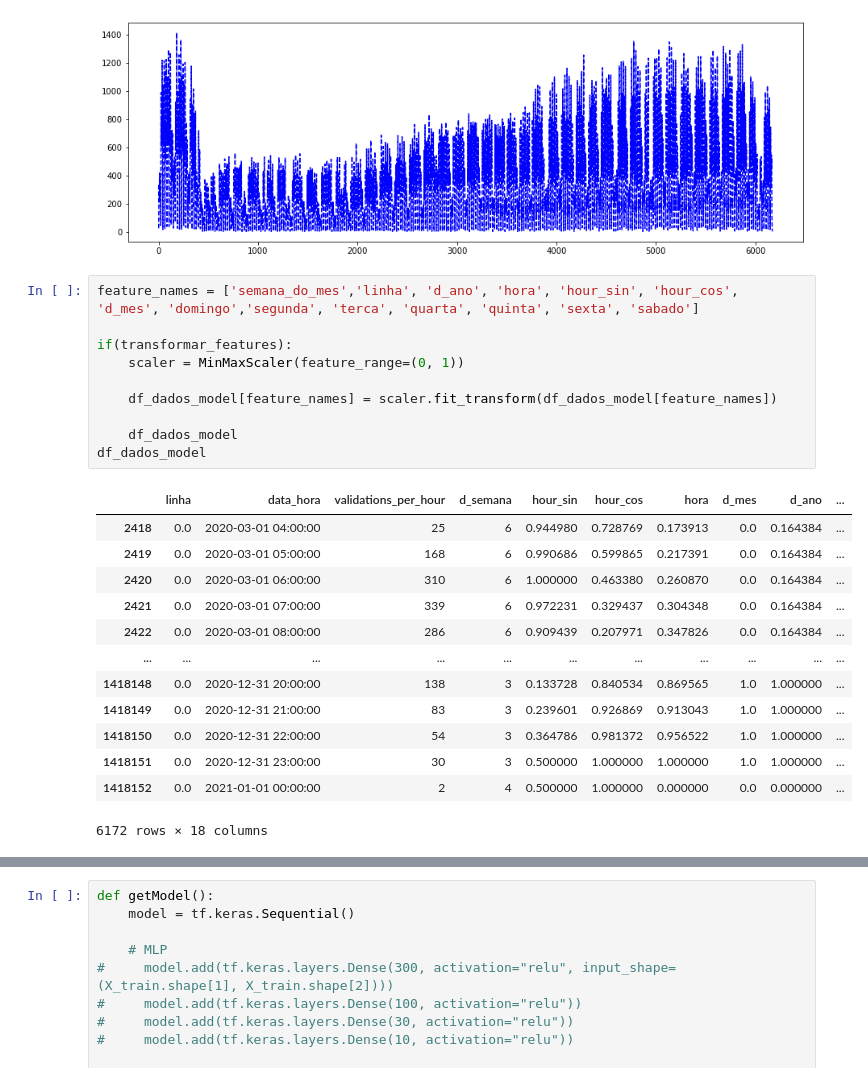
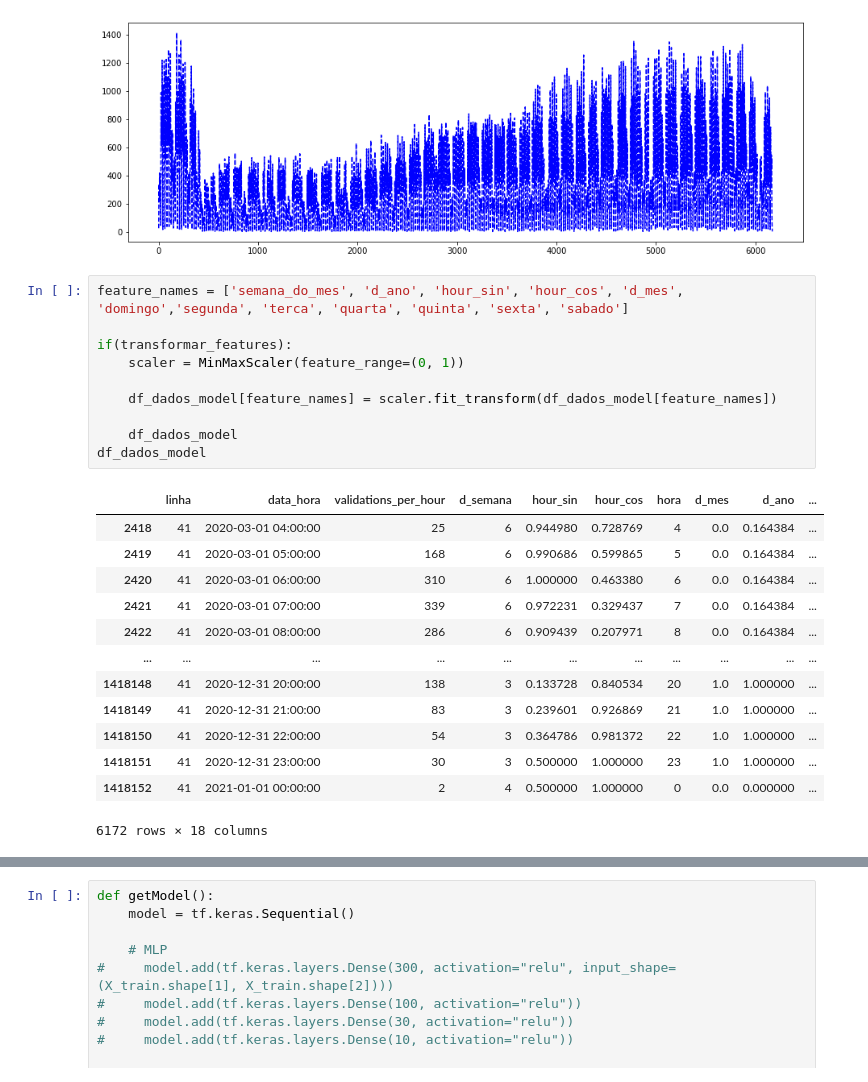
Before and after one commit to medeirosvictor/ds-mobilidade-urbana-fortaleza, a Jupyter notebook: PrevEmbarque-RedeNeural-SemSerieTemporal.ipynb, the cells around one changed output, grey strips where cells are left out. Drawn from its saved outputs; the diff is of its cells as text.

```diff
--- a/PrevEmbarque-RedeNeural-SemSerieTemporal.ipynb
+++ b/PrevEmbarque-RedeNeural-SemSerieTemporal.ipynb
@@ -42,27 +42,27 @@ plt.show()
 # %% [output]
 [figure]
 # %%
-feature_names = ['semana_do_mes','linha', 'd_ano', 'hora', 'hour_sin', 'hour_cos', 'd_mes', 'domingo','segunda', 'terca', 'quarta', 'quinta', 'sexta', 'sabado']
+feature_names = ['semana_do_mes', 'd_ano', 'hour_sin', 'hour_cos', 'd_mes', 'domingo','segunda', 'terca', 'quarta', 'quinta', 'sexta', 'sabado']
 
 if(transformar_features):
     scaler = MinMaxScaler(feature_range=(0, 1))
 
     df_dados_model[feature_names] = scaler.fit_transform(df_dados_model[feature_names])
 
     df_dados_model
 df_dados_model
 # %% [output]
 |  | linha | data_hora | validations_per_hour | d_semana | hour_sin | hour_cos | hora | d_mes | d_ano | ... |
-| 2418 | 0.0 | 2020-03-01 04:00:00 | 25 | 6 | 0.944980 | 0.728769 | 0.173913 | 0.0 | 0.164384 | ... |
-| 2419 | 0.0 | 2020-03-01 05:00:00 | 168 | 6 | 0.990686 | 0.599865 | 0.217391 | 0.0 | 0.164384 | ... |
-| 2420 | 0.0 | 2020-03-01 06:00:00 | 310 | 6 | 1.000000 | 0.463380 | 0.260870 | 0.0 | 0.164384 | ... |
-| 2421 | 0.0 | 2020-03-01 07:00:00 | 339 | 6 | 0.972231 | 0.329437 | 0.304348 | 0.0 | 0.164384 | ... |
-| 2422 | 0.0 | 2020-03-01 08:00:00 | 286 | 6 | 0.909439 | 0.207971 | 0.347826 | 0.0 | 0.164384 | ... |
+| 2418 | 41 | 2020-03-01 04:00:00 | 25 | 6 | 0.944980 | 0.728769 | 4 | 0.0 | 0.164384 | ... |
+| 2419 | 41 | 2020-03-01 05:00:00 | 168 | 6 | 0.990686 | 0.599865 | 5 | 0.0 | 0.164384 | ... |
+| 2420 | 41 | 2020-03-01 06:00:00 | 310 | 6 | 1.000000 | 0.463380 | 6 | 0.0 | 0.164384 | ... |
+| 2421 | 41 | 2020-03-01 07:00:00 | 339 | 6 | 0.972231 | 0.329437 | 7 | 0.0 | 0.164384 | ... |
+| 2422 | 41 | 2020-03-01 08:00:00 | 286 | 6 | 0.909439 | 0.207971 | 8 | 0.0 | 0.164384 | ... |
 | ... | ... | ... | ... | ... | ... | ... | ... | ... | ... | ... |
-| 1418148 | 0.0 | 2020-12-31 20:00:00 | 138 | 3 | 0.133728 | 0.840534 | 0.869565 | 1.0 | 1.000000 | ... |
-| 1418149 | 0.0 | 2020-12-31 21:00:00 | 83 | 3 | 0.239601 | 0.926869 | 0.913043 | 1.0 | 1.000000 | ... |
-| 1418150 | 0.0 | 2020-12-31 22:00:00 | 54 | 3 | 0.364786 | 0.981372 | 0.956522 | 1.0 | 1.000000 | ... |
-| 1418151 | 0.0 | 2020-12-31 23:00:00 | 30 | 3 | 0.500000 | 1.000000 | 1.000000 | 1.0 | 1.000000 | ... |
-| 1418152 | 0.0 | 2021-01-01 00:00:00 | 2 | 4 | 0.500000 | 1.000000 | 0.000000 | 0.0 | 0.000000 | ... |
+| 1418148 | 41 | 2020-12-31 20:00:00 | 138 | 3 | 0.133728 | 0.840534 | 20 | 1.0 | 1.000000 | ... |
+| 1418149 | 41 | 2020-12-31 21:00:00 | 83 | 3 | 0.239601 | 0.926869 | 21 | 1.0 | 1.000000 | ... |
+| 1418150 | 41 | 2020-12-31 22:00:00 | 54 | 3 | 0.364786 | 0.981372 | 22 | 1.0 | 1.000000 | ... |
+| 1418151 | 41 | 2020-12-31 23:00:00 | 30 | 3 | 0.500000 | 1.000000 | 23 | 1.0 | 1.000000 | ... |
+| 1418152 | 41 | 2021-01-01 00:00:00 | 2 | 4 | 0.500000 | 1.000000 | 0 | 0.0 | 0.000000 | ... |
 6172 rows × 18 columns
 # %%
```
Also changed, not shown: parts of 1 cell of this notebook, 3 other files.
